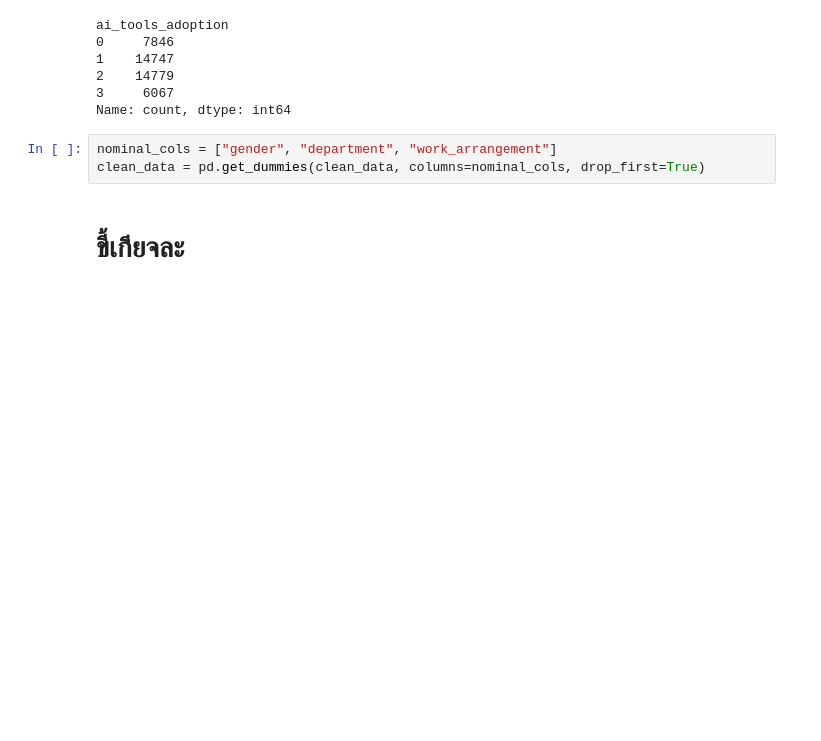
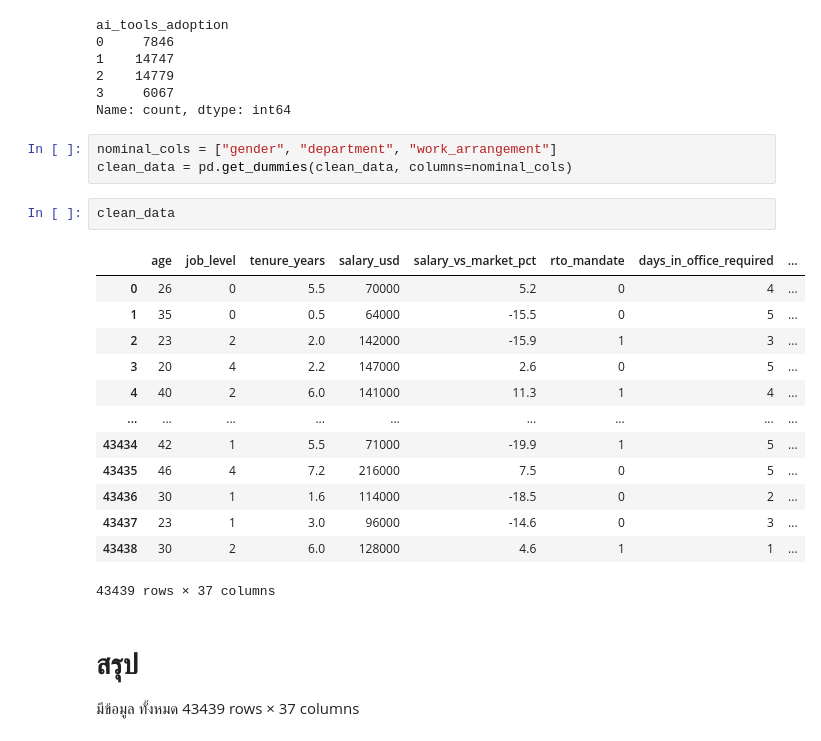
Before and after one commit to DDECHH/Employee-Attrition, a Jupyter notebook: datachecking.ipynb, the cells around one changed output. Drawn from its saved outputs; the diff is of its cells as text; blank space fills up the shorter version.

```diff
--- a/datachecking.ipynb
+++ b/datachecking.ipynb
@@ -152,6 +149,23 @@ ai_tools_adoption
 Name: count, dtype: int64
 # %%
 nominal_cols = ["gender", "department", "work_arrangement"]
-clean_data = pd.get_dummies(clean_data, columns=nominal_cols, drop_first=True)
+clean_data = pd.get_dummies(clean_data, columns=nominal_cols)
-# %% [markdown]
-# ขี้เกียจละ
+# %%
+clean_data
+# %% [output]
+|  | age | job_level | tenure_years | salary_usd | salary_vs_market_pct | rto_mandate | days_in_office_required | ... |
+| 0 | 26 | 0 | 5.5 | 70000 | 5.2 | 0 | 4 | ... |
+| 1 | 35 | 0 | 0.5 | 64000 | -15.5 | 0 | 5 | ... |
+| 2 | 23 | 2 | 2.0 | 142000 | -15.9 | 1 | 3 | ... |
+| 3 | 20 | 4 | 2.2 | 147000 | 2.6 | 0 | 5 | ... |
+| 4 | 40 | 2 | 6.0 | 141000 | 11.3 | 1 | 4 | ... |
+| ... | ... | ... | ... | ... | ... | ... | ... | ... |
+| 43434 | 42 | 1 | 5.5 | 71000 | -19.9 | 1 | 5 | ... |
+| 43435 | 46 | 4 | 7.2 | 216000 | 7.5 | 0 | 5 | ... |
+| 43436 | 30 | 1 | 1.6 | 114000 | -18.5 | 0 | 2 | ... |
+| 43437 | 23 | 1 | 3.0 | 96000 | -14.6 | 0 | 3 | ... |
+| 43438 | 30 | 2 | 6.0 | 128000 | 4.6 | 1 | 1 | ... |
+43439 rows × 37 columns
+# %% [markdown]
+# สรุป
+มีข้อมูล ทั้งหมด 43439 rows × 37 columns
```
Also changed, not shown: parts of 4 cells of this notebook.
